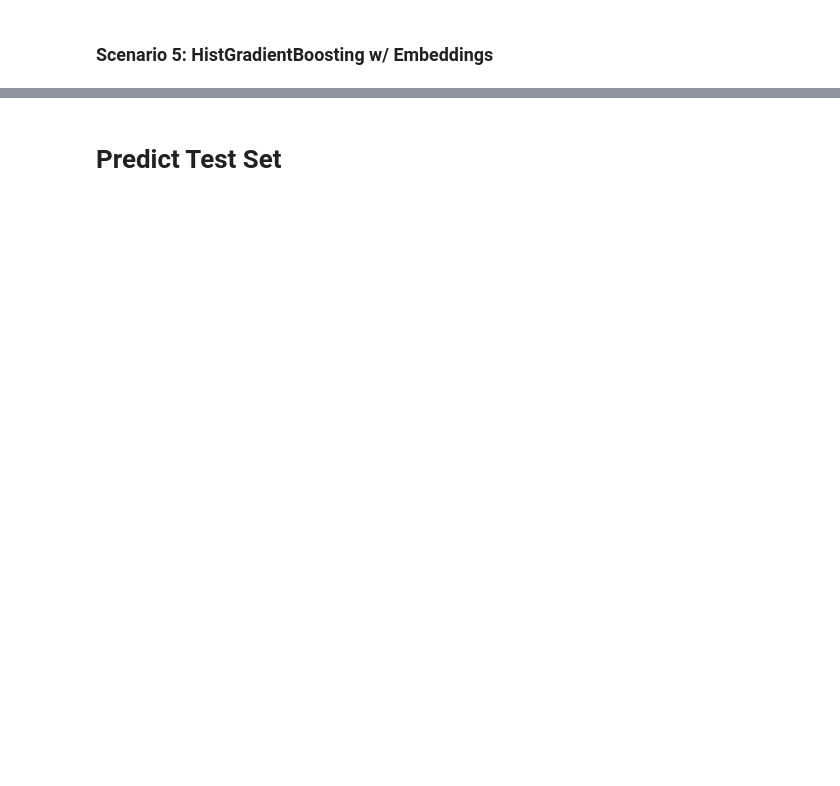
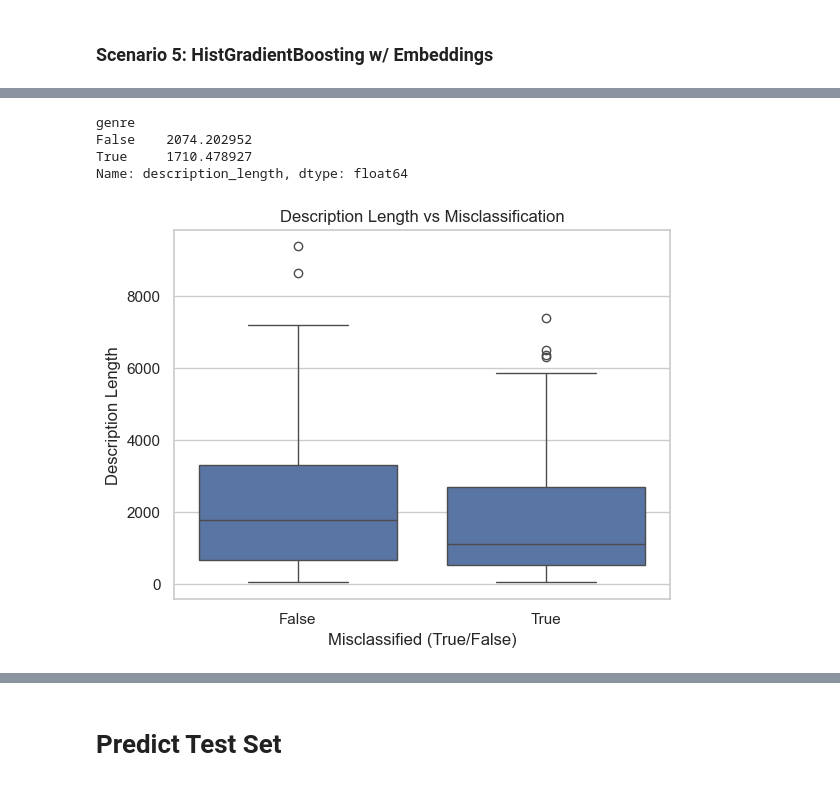
Before and after one commit to vascomgameiro/Movie-Genre-Classification-Project, a Jupyter notebook: notebooks/notebook_final.ipynb, the cells around one changed output, grey strips where cells are left out. Saved outputs shown, nothing was run; the diff lists cells and outputs as text; code cells hidden in the pictures; blank space fills up the shorter version.

```diff
--- a/notebooks/notebook_final.ipynb
+++ b/notebooks/notebook_final.ipynb
@@ -126,3 +269,4 @@ train_df.drop("director", axis=1, inplace=True)
 test_df.drop("director", axis=1, inplace=True)
 # %%
 train_df.drop_duplicates(inplace=True)
+train_df.reset_index(drop=True, inplace=True)
@@ -226,5 +337,3 @@ y_train = train_df["genre"]
 # %%
-test_df["genre"] = label_encoder.transform(test_df["genre"])
-
 X_test = test_df.drop("genre", axis=1)
 y_test = test_df["genre"]
@@ -557,5 +771,15 @@ Best score found: 0.671883263271661
 # %%
-# TODO: use best metrics to predict on test set
+best_params = {
+    "scoring": "accuracy",
+    "min_samples_leaf": 46,
+    "max_leaf_nodes": 50,
+    "max_iter": 250,
+    "max_depth": 12,
+    "learning_rate": 0.12328467394420659,
+    "l2_regularization": 0.0016297508346206436,
+}
+
+
 hgb = HistGradientBoostingClassifier()
 hgb.set_params(**best_params)
 hgb.fit(X_train, y_train)
@@ -569,0 +815,17 @@ plot_confusion_matrix(cm, decoded_class_names)
+# %%
+y_proba = hgb.predict_proba(X_test)
+max_proba = np.max(y_proba, axis=1)
+misclassified = y_test != y_pred
+
+df_errors = pd.DataFrame(
+    {
+        "true_label": label_encoder.inverse_transform(y_test),
+        "predicted_label": label_encoder.inverse_transform(y_pred),
+        "max_proba": max_proba,
+        "text": test_df["description"],  # Assuming X_test contains the corresponding descriptions
+    }
+)
+
+df_misclassified = df_errors[misclassified]
+df_misclassified_sorted = df_misclassified.sort_values(by="max_proba", ascending=False)
+df_misclassified_sorted.head()
@@ -569,0 +839,18 @@ plot_confusion_matrix(cm, decoded_class_names)
+# %%
+import seaborn as sns
+import matplotlib.pyplot as plt
+
+df_errors["description_length"] = df_errors["text"].apply(len)
+print(df_errors.groupby(misclassified)["description_length"].mean())
+
+sns.boxplot(x=misclassified, y="description_length", data=df_errors)
+plt.title("Description Length vs Misclassification")
+plt.xlabel("Misclassified (True/False)")
+plt.ylabel("Description Length")
+plt.show()
+# %% [output]
+genre
+False    2074.202952
+True     1710.478927
+Name: description_length, dtype: float64
+[figure, added]
```
Also changed, not shown: parts of 98 cells of this notebook, 4 other files.
